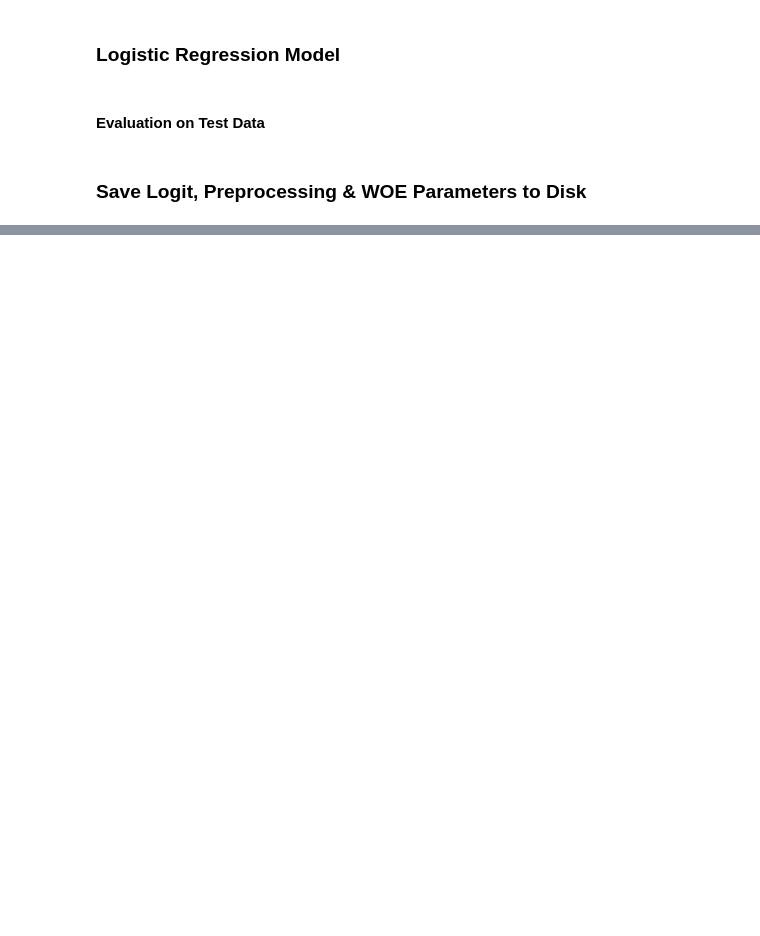
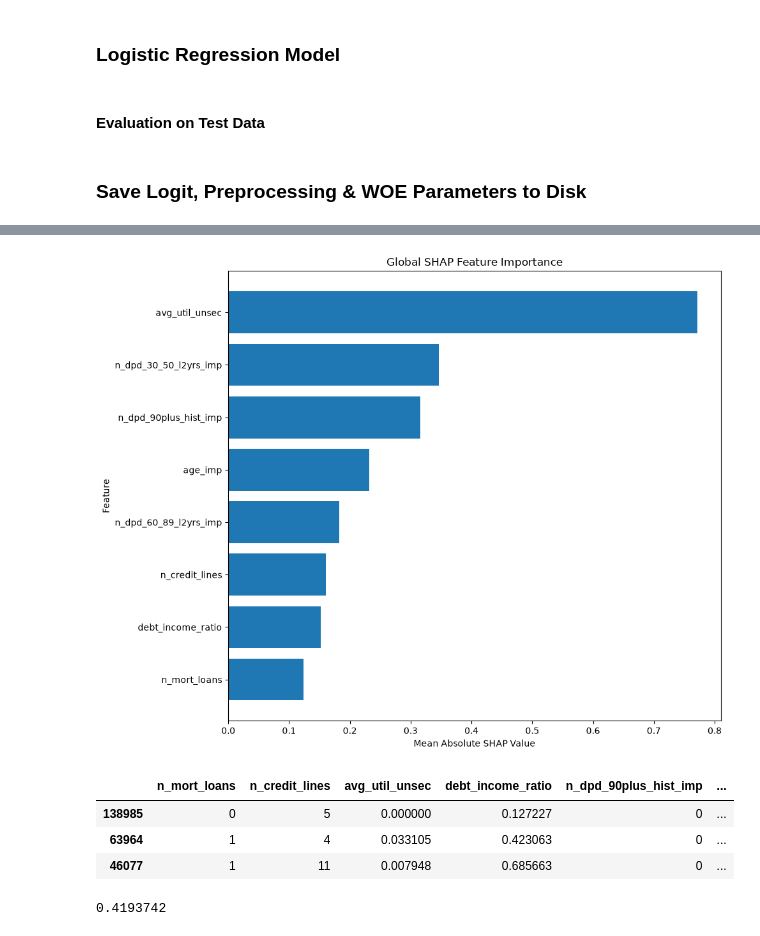
Before and after one commit to tumul71193/credit-default-prediction, a Jupyter notebook: notebooks/04_modelling.ipynb, the cells around one changed output, grey strips where cells are left out. Saved outputs shown, nothing was run; the diff lists cells and outputs as text; code cells hidden in the pictures; blank space fills up the shorter version.

```diff
--- a/notebooks/04_modelling.ipynb
+++ b/notebooks/04_modelling.ipynb
@@ -554,0 +754,13 @@ dtype: float64
+# %%
+shap_importance_temp = pd.DataFrame({
+    "feature": X_train_val.columns,
+    "mean_abs_shap": abs(shap_values.values).mean(axis=0)
+})
+
+shap_importance = (
+    shap_importance_temp
+    .sort_values("mean_abs_shap", ascending=False)
+    .reset_index(drop=True)
+)
+
+display(shap_importance)
@@ -554,0 +784,24 @@ dtype: float64
+# %%
+plt.figure(figsize=(10, 8))
+
+plt.barh(
+    shap_importance["feature"],
+    shap_importance["mean_abs_shap"]
+)
+
+plt.xlabel("Mean Absolute SHAP Value")
+plt.ylabel("Feature")
+plt.title("Global SHAP Feature Importance")
+
+plt.gca().invert_yaxis()
+plt.tight_layout()
+plt.show()
+# %% [output]
+[figure, added]
+# %%
+X_train_val.head(3)
+# %% [output]
+|  | n_mort_loans | n_credit_lines | avg_util_unsec | debt_income_ratio | n_dpd_90plus_hist_imp | ... |
+| 138985 | 0 | 5 | 0.000000 | 0.127227 | 0 | ... |
+| 63964 | 1 | 4 | 0.033105 | 0.423063 | 0 | ... |
+| 46077 | 1 | 11 | 0.007948 | 0.685663 | 0 | ... |
@@ -554,0 +819,5 @@ dtype: float64
+# %%
+pd = xgb_model.predict_proba(new_customer)[:, 1][0]
+print(pd)
+# %% [output]
+0.4193742
```
Also changed, not shown: parts of 67 cells of this notebook, 3 other files.
